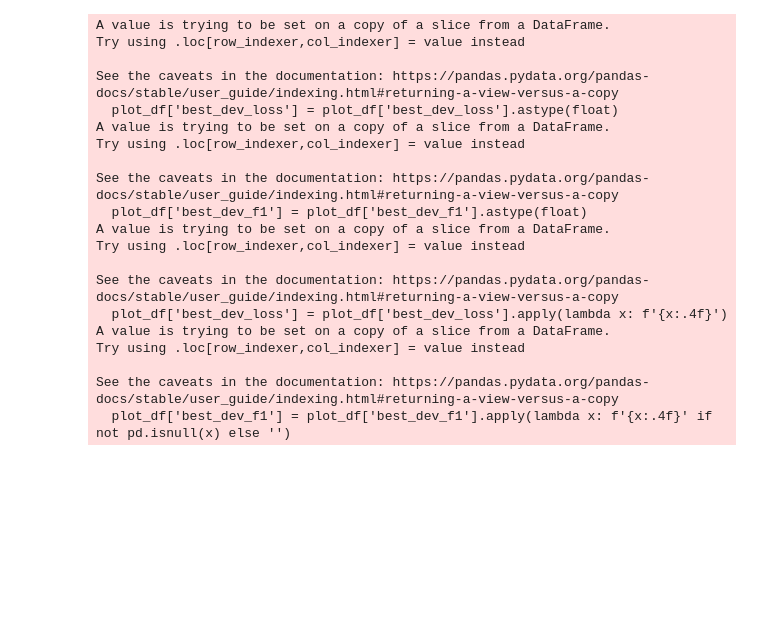
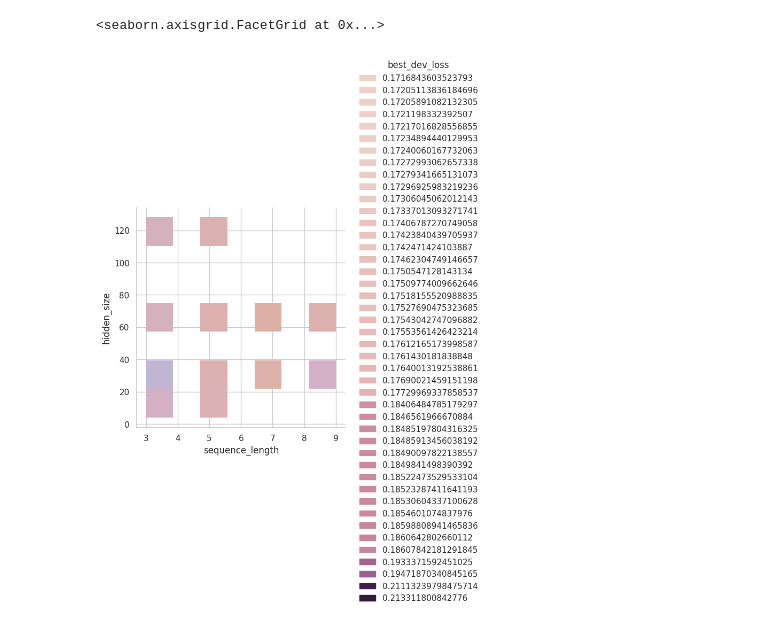
Before and after one commit to smithandrewk/sleep_ml, a Jupyter notebook: eval.ipynb, the cells around one changed output. Drawn from its saved outputs; the diff is of its cells as text; code cells hidden in the pictures; blank space fills up the shorter version.

```diff
--- a/eval.ipynb
+++ b/eval.ipynb
@@ -49,23 +94,11 @@ display(info_df.sort_values(by='best_dev_loss'))
+# %%
+
+import seaborn as sns
+# sns.barplot(data=info_df[info_df['frozen_encoder'] == True],x='sequence_length',y='best_dev_loss')
+plot_df = info_df[info_df['frozen_encoder'] == True]
+sns.displot(data=plot_df,x='sequence_length',y='hidden_size',hue='best_dev_loss')
+# %% [output]
+<seaborn.axisgrid.FacetGrid at 0x...>
+[figure, added]
 # %%
-plot_loss_curves(df.iloc[:5],moving_window_length=1,lstm=True);
+plot_loss_curves(df.iloc[[56]],moving_window_length=1,lstm=True);
-# %% [output]
-A value is trying to be set on a copy of a slice from a DataFrame.
-Try using .loc[row_indexer,col_indexer] = value instead
-
-See the caveats in the documentation: https://pandas.pydata.org/pandas-docs/stable/user_guide/indexing.html#returning-a-view-versus-a-copy
-  plot_df['best_dev_loss'] = plot_df['best_dev_loss'].astype(float)
-A value is trying to be set on a copy of a slice from a DataFrame.
-Try using .loc[row_indexer,col_indexer] = value instead
-
-See the caveats in the documentation: https://pandas.pydata.org/pandas-docs/stable/user_guide/indexing.html#returning-a-view-versus-a-copy
-  plot_df['best_dev_f1'] = plot_df['best_dev_f1'].astype(float)
-A value is trying to be set on a copy of a slice from a DataFrame.
-Try using .loc[row_indexer,col_indexer] = value instead
-
-See the caveats in the documentation: https://pandas.pydata.org/pandas-docs/stable/user_guide/indexing.html#returning-a-view-versus-a-copy
-  plot_df['best_dev_loss'] = plot_df['best_dev_loss'].apply(lambda x: f'{x:.4f}')
-A value is trying to be set on a copy of a slice from a DataFrame.
-Try using .loc[row_indexer,col_indexer] = value instead
-
-See the caveats in the documentation: https://pandas.pydata.org/pandas-docs/stable/user_guide/indexing.html#returning-a-view-versus-a-copy
-  plot_df['best_dev_f1'] = plot_df['best_dev_f1'].apply(lambda x: f'{x:.4f}' if not pd.isnull(x) else '')
```
Also changed, not shown: parts of 6 cells of this notebook, 6 other files.
